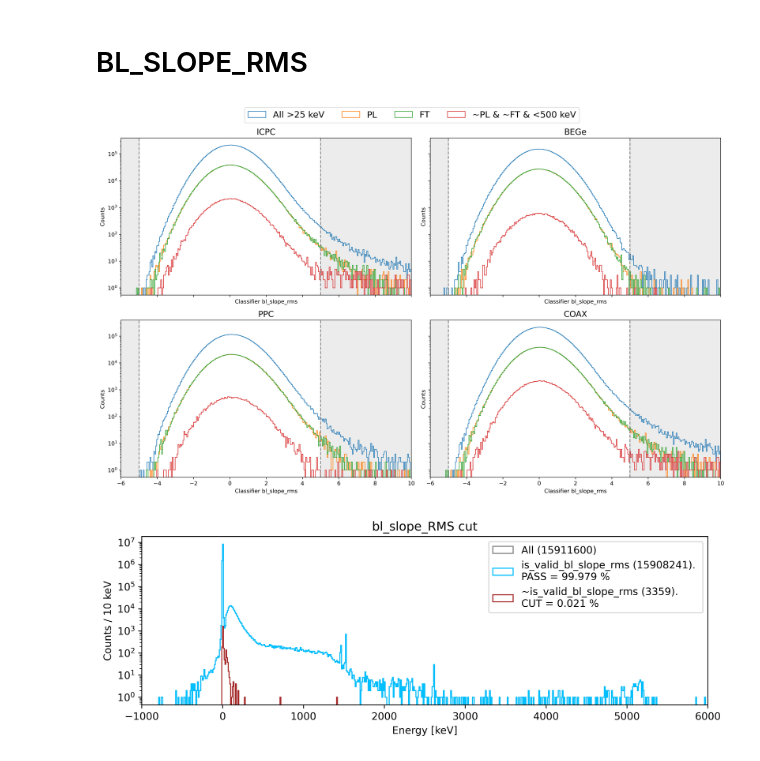
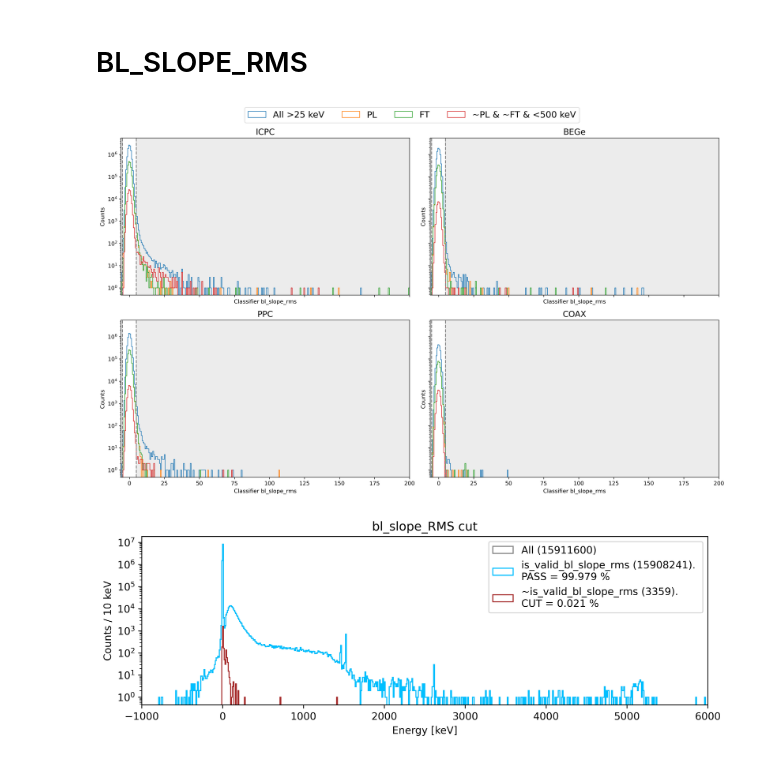
Before and after one commit to RitaF00/Low_Energy_QC, a Jupyter notebook: Baseline/r000-r001.ipynb, the cells around one changed output. Cells and saved outputs as stored; diff of their text form; code cells hidden in the pictures.

```diff
--- a/Baseline/r000-r001.ipynb
+++ b/Baseline/r000-r001.ipynb
@@ -233,7 +211,7 @@ bl_slope
 # %%
 #single_plot(df_all,params[0] , title = "All ge waveforms", cmax = 6)
 # %%
-dfs = [df_icpc, df_bege, df_ppc, df_icpc]
+dfs = [df_icpc, df_bege, df_ppc, df_coax]
 titles = ["ICPC", "BEGe", "PPC", "COAX"]
 
 par = "bl_slope"
@@ -375,11 +353,11 @@ plt.yscale('log')
 # %% [markdown]
 # BL_SLOPE_RMS
 # %%
-dfs = [df_icpc, df_bege, df_ppc, df_icpc]
+dfs = [df_icpc, df_bege, df_ppc, df_coax]
 titles = ["ICPC", "BEGe", "PPC", "COAX"]
 
 par = "bl_slope_rms"
-cmax = 10
+cmax = 200
 
 fig, axes = plt.subplots(
     2, 2,
@@ -437,34 +415,34 @@ for ax, data, title in zip(axes, dfs, titles):
         label="FT"
     )
 
     ax.hist(
         classifier[m_clean],
         bins=bins,
         range=(cmin, cmax),
         histtype="step",
         label="~PL & ~FT & <500 keV"
     )
 
     ax.axvspan(-25, -5, color="grey", alpha=0.15)
     ax.axvspan(5, cmax, color="grey", alpha=0.15)
 
     ax.axvline(-5, ls="--", color="grey")
     ax.axvline(5, ls="--", color="grey")
 
     ax.set_yscale("log")
     ax.set_xlim(cmin, cmax)
 
     ax.set_title(title, fontsize = 15)
     ax.set_xlabel("Classifier bl_slope_rms")
     ax.set_ylabel("Counts")
 
 handles, labels = axes[0].get_legend_handles_labels()
 fig.legend(handles, labels, loc="upper center", ncol=4,  fontsize = 16)
 
 plt.tight_layout(rect=[0, 0, 1, 0.95])
 plt.show()
 # %% [output]
-[figure, old version]
+[figure, new version]
 # %%
 ene_all_list = []
 ene_valid_all = []
```
Also changed, not shown: parts of 8 cells of this notebook.
